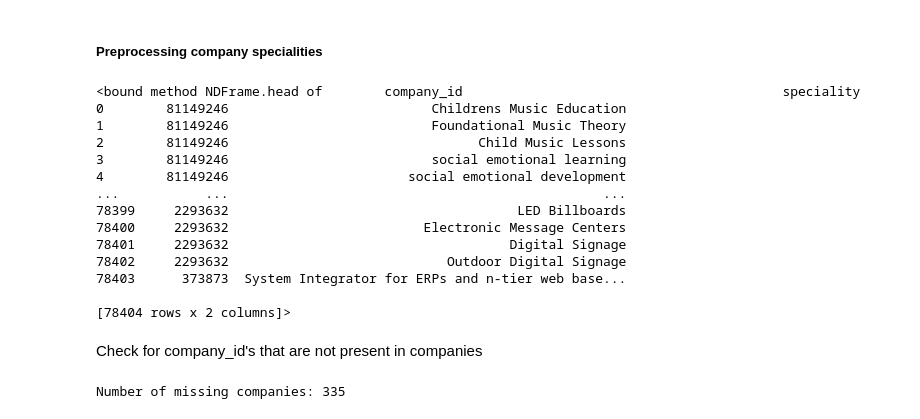
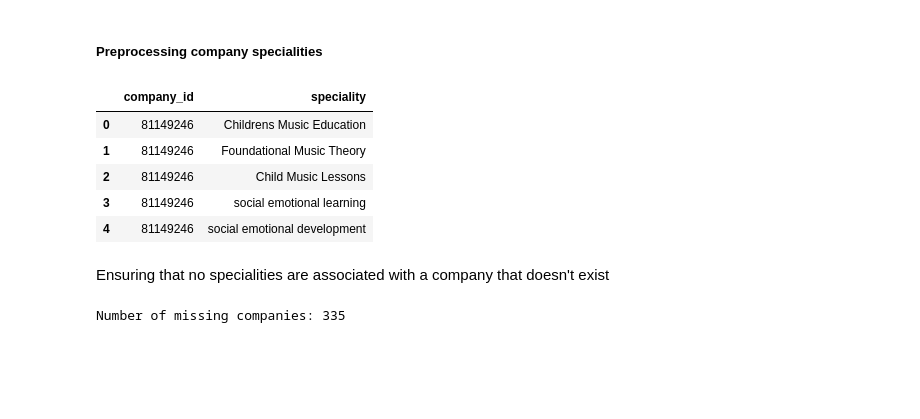
Before and after one commit to blinasmailaj/Aralytiks-LinkedInJobPostings, a Jupyter notebook: data_preprocessing.ipynb, the cells around one changed output. Saved outputs shown, nothing was run; the diff lists cells and outputs as text; code cells hidden in the pictures; blank space fills up the shorter version.

```diff
--- a/data_preprocessing.ipynb
+++ b/data_preprocessing.ipynb
@@ -238,24 +240,16 @@ company_industries.to_csv('data_preprocessed/company_industries.csv', index=Fals
 # %% [markdown]
 ##### Preprocessing company specialities
 # %%
-company_specialities.head
+company_specialities.head()
 # %% [output]
-<bound method NDFrame.head of        company_id                                         speciality
-0        81149246                          Childrens Music Education
-1        81149246                          Foundational Music Theory
-2        81149246                                Child Music Lessons
-3        81149246                          social emotional learning
-4        81149246                       social emotional development
-...           ...                                                ...
-78399     2293632                                     LED Billboards
-78400     2293632                         Electronic Message Centers
-78401     2293632                                    Digital Signage
-78402     2293632                            Outdoor Digital Signage
-78403      373873  System Integrator for ERPs and n-tier web base...
-
-[78404 rows x 2 columns]>
+|  | company_id | speciality |
+| 0 | 81149246 | Childrens Music Education |
+| 1 | 81149246 | Foundational Music Theory |
+| 2 | 81149246 | Child Music Lessons |
+| 3 | 81149246 | social emotional learning |
+| 4 | 81149246 | social emotional development |
-# %% [markdown]
-Check for company_id's that are not present in companies
+# %% [markdown]
+Ensuring that no specialities are associated with a company that doesn't exist
 # %%
 missing_company_ids = company_specialities.loc[~company_specialities['company_id'].isin(companies['company_id']), 'company_id']
 
```
Also changed, not shown: parts of 26 cells of this notebook.
